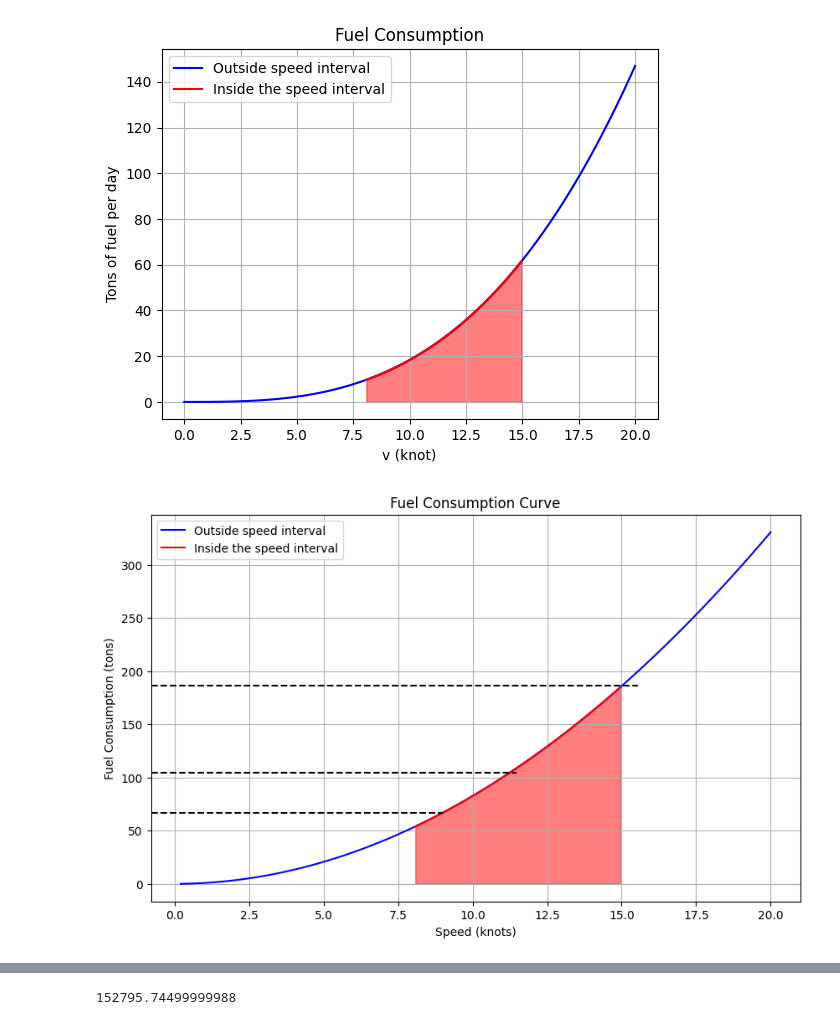
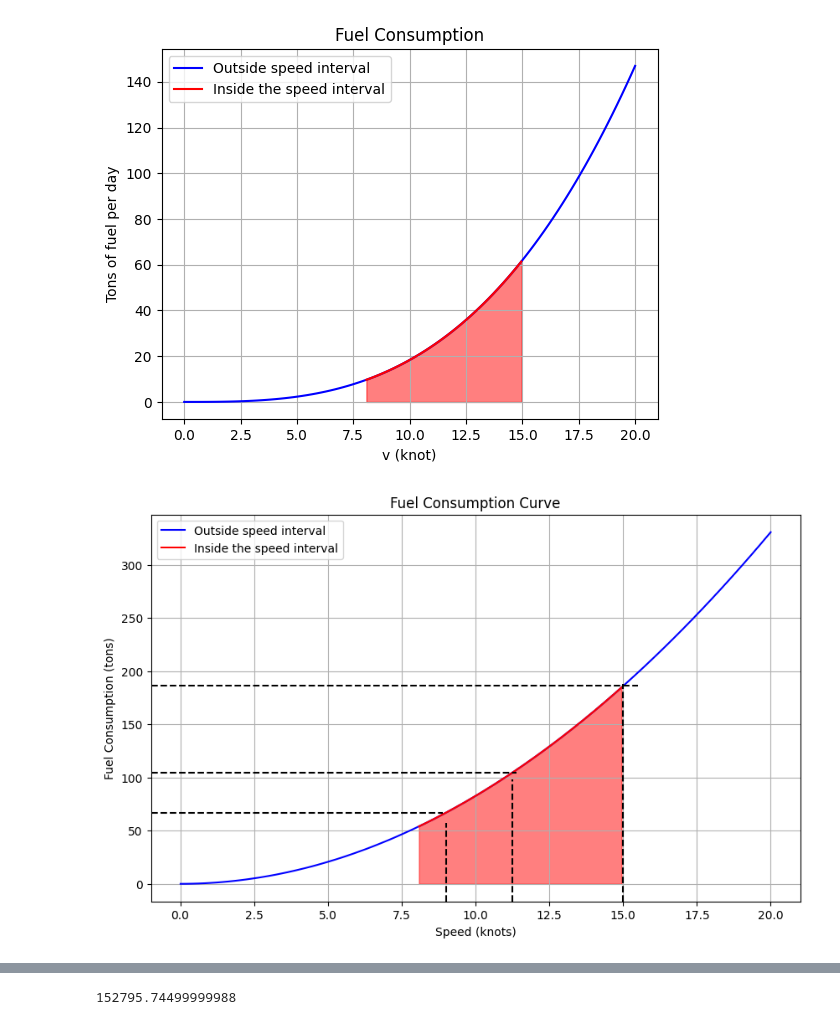
Before and after one commit to tobiasbergeland/SpeedOptiRepo, a Jupyter notebook: plots.ipynb, the cells around one changed output, grey strips where cells are left out. Drawn from its saved outputs; the diff is of its cells as text; code cells hidden in the pictures.

```diff
--- a/plots.ipynb
+++ b/plots.ipynb
@@ -38,12 +38,12 @@ import numpy as np
 import matplotlib.pyplot as plt
 
 # Create a vector of velocities
-v = np.linspace(0, 20, 100)
+v = np.linspace(0.01, 20, 100)
 
 # Calculate the function values
 # fc = (0.15 * (v / 14) ** 3) * 1080
 # fc = 50.4 * (v / 14) ** 3
-fc = (0.15*14 * (v / 14) ** 3) * 1080/v
+fc = (0.15*14 * (v/ 14) ** 3) * 1080/v
 
 
 # Create a mask for the interval you want to be red
@@ -59,34 +59,49 @@ plt.fill_between(v, fc, where=red_mask, color='red', alpha=0.5)
 
 # Speeds of interest
 speeds = [9, 11.25, 15]
 for speed in speeds:
     # Calculate the corresponding fuel consumption
     # fc_value = 0.15 * (speed / 14) ** 3 * 1080
     # fc_value = (50.4 * (v / 14) ** 3)
 
     if speed == 9:
-        fc_value = 50.4 * (speed / 14) ** 3 * 5
+        fc_value = (0.15*14 * (speed/ 14) ** 3) * 1080/speed
+        # fc_value = 50.4 * (speed / 14) ** 3 * 5
     elif speed == 11.25:
-        fc_value = 50.4 * (speed / 14) ** 3 *4
+        fc_value = (0.15*14 * (speed/ 14) ** 3) * 1080/speed
+
+        # fc_value = 50.4 * (speed / 14) ** 3 *4
     elif speed == 15:
-        fc_value = 50.4 * (speed / 14) ** 3 *3
+        fc_value = (0.15*14 * (speed/ 14) ** 3) * 1080/speed
+
+        # fc_value = 50.4 * (speed / 14) ** 3 *3
 
 
 
     # Plot the vertical line from the x-axis to the curve
     plt.axvline(x=speed, color='k', linestyle='--', ymin=0, ymax=(fc_value / max(fc)))
+
+    # # Get the y value up to where the line should go
+    # fc_line_max = fc_value / max(fc)
+
+    # # Plot the vertical line from the x-axis to the curve
+    # plt.axvline(x=speed, color='k', linestyle='--', ymin=0, ymax=fc_line_max)
+
+    # # Plot the horizontal line from the curve to the y-axis
+    # plt.axhline(y=fc_value, color='k', linestyle='--', xmin=0, xmax=speed / max(v))
+
 
     # Plot the horizontal line from the curve to the y-axis
     plt.axhline(y=fc_value, color='k', linestyle='--', xmin=0, xmax=(speed / max(v)))
 
 # Adding labels and title
 plt.xlabel('Speed (knots)')
 plt.ylabel('Fuel Consumption (tons)')
 plt.title('Fuel Consumption Curve')
 plt.legend()
 plt.grid(True)
 
 # Display the plot
 plt.show()
 # %% [output]
-[figure, old version]
+[figure, new version]
```
Also changed, not shown: parts of 8 cells of this notebook, 27 other files.
